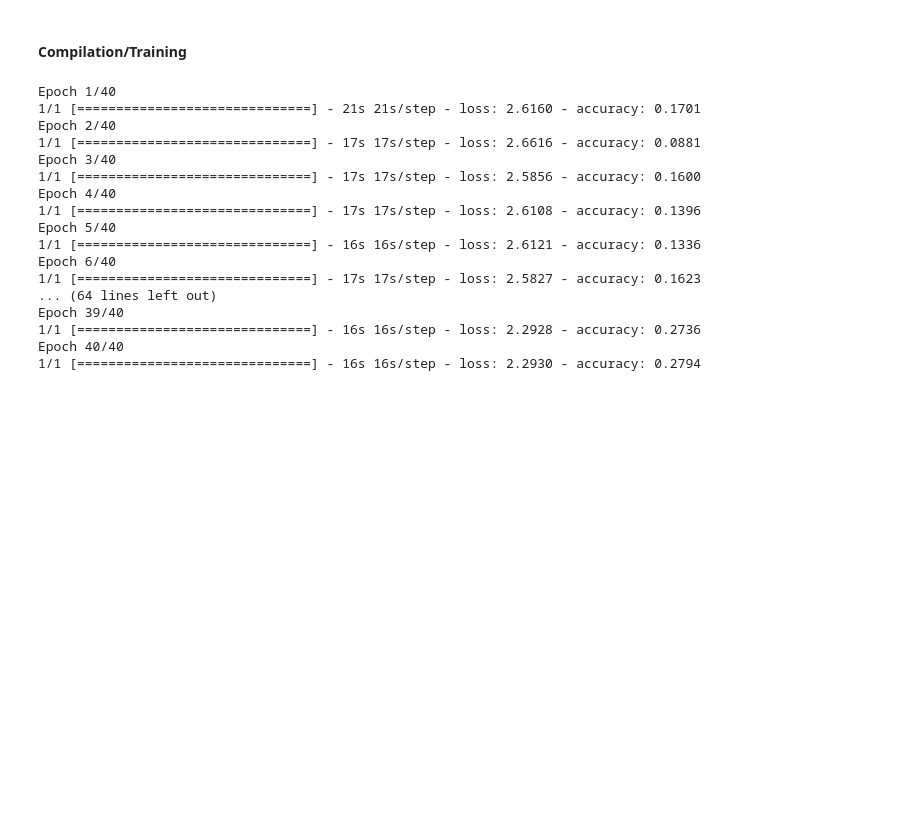
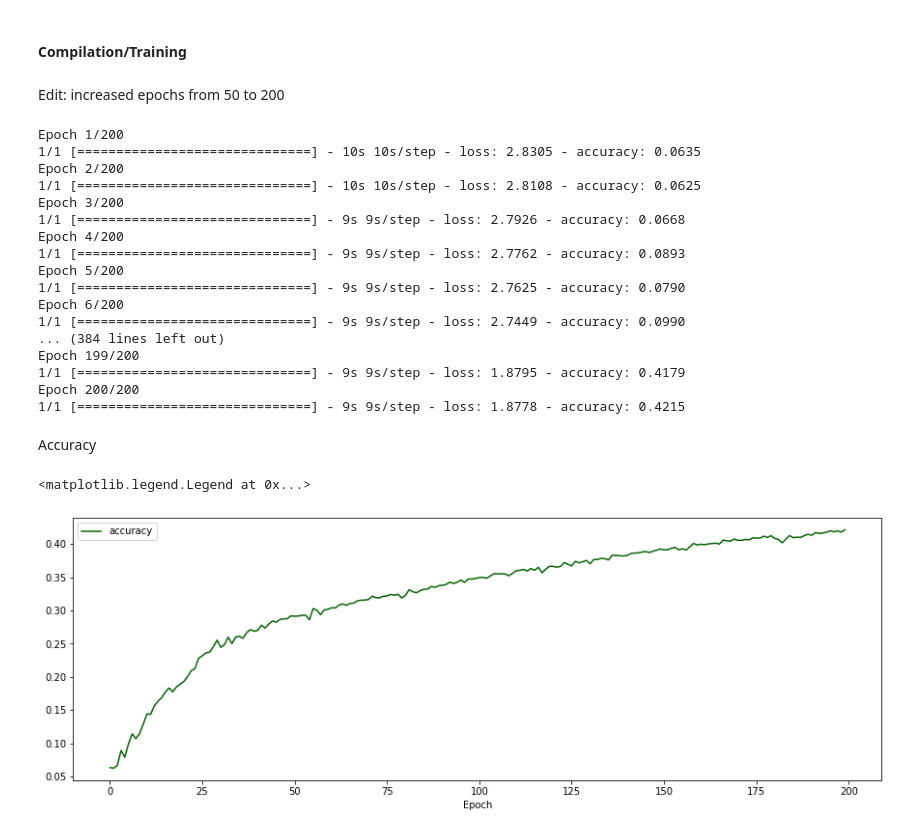
Before and after one commit to nasr98/DOC-CNN, a Jupyter notebook: CNN_DOC.ipynb, the cells around one changed output. Drawn from its saved outputs; the diff is of its cells as text; code cells hidden in the pictures; blank space fills up the shorter version.

Commit message:
Second Iteration on hold due to resources, first iteration edited to include dropout and increase in Epochs

```diff
--- a/CNN_DOC.ipynb
+++ b/CNN_DOC.ipynb
@@ -60,7 +59,7 @@ cv.imread('the-rvlcdip-dataset-test/test/advertisement/00001014.tif').shape
 # %%
 data_dir = 'the-rvlcdip-dataset-test/test'
 
-def create_dataset(path):
+def create_dataset(path,h,w):
   dir_list = [x for x in os.listdir(path)]
   dir_enum = {x:dir_list.index(x)+1 for x in dir_list}
   print(dir_enum)
@@ -70,9 +69,8 @@ def create_dataset(path):
     try:
       print(x)
       spec_path = path+'/'+x
-
       #Setting image size to 32,32, color to grey and normalize pixels
-      img = [tf.image.resize(cv.imread(spec_path + '/' +y), tf.constant([32, 32]))/255.0 for y in os.listdir(spec_path) if np.shape(cv.imread(spec_path + '/' +y)) != ()]
+      img = [tf.image.resize(cv.imread(spec_path + '/' +y), tf.constant([h, w]))/255.0 for y in os.listdir(spec_path) if np.shape(cv.imread(spec_path + '/' +y)) != ()]
       labels = [dir_enum[x] for y in img]
       #extend master list with images and labels
       master.extend(img)
@@ -90,5 +88,5 @@ def create_dataset(path):
 if os.path.exists("./rvlcdip.pkl"):
   df = pd.read_pickle("./rvlcdip.pkl")
 else:
-  df,dir_enum = create_dataset(data_dir)
+  df,dir_enum = create_dataset(data_dir,32,32)
   df.to_pickle("./rvlcdip.pkl")
@@ -158,8 +140,10 @@ model.add(tf.keras.layers.Conv2D(32, (3, 3), activation='relu', input_shape=(32,
 
 #hidden layer#
 model.add(tf.keras.layers.MaxPooling2D((2, 2)))
+model.add(tf.keras.layers.Dropout(0.2))
 model.add(tf.keras.layers.Conv2D(64, (3, 3), activation='relu'))
 model.add(tf.keras.layers.MaxPooling2D((2, 2)))
+model.add(tf.keras.layers.Dropout(0.2))
 #############
 
 model.add(tf.keras.layers.Conv2D(64, (3, 3), activation='relu')) # output layer
@@ -236,25 +211,38 @@ testset = ds.shard(2, 1)
 model.compile(optimizer='adam',
               loss=tf.keras.losses.SparseCategoricalCrossentropy(from_logits=True),
               metrics=['accuracy'],run_eagerly=True,)
+# %% [markdown]
+Edit: increased epochs from 50 to 200
 # %%
 tf.config.run_functions_eagerly(True)
 # train_Y, train_X = tuple(zip(*train))
-history = model.fit(trainset,epochs=40,validation_data=testset)
+history = model.fit(trainset,epochs=200,validation_data=testset)
 # %% [output]
-Epoch 1/40
-1/1 [==============================] - 21s 21s/step - loss: 2.6160 - accuracy: 0.1701
-Epoch 2/40
-1/1 [==============================] - 17s 17s/step - loss: 2.6616 - accuracy: 0.0881
-Epoch 3/40
-1/1 [==============================] - 17s 17s/step - loss: 2.5856 - accuracy: 0.1600
-Epoch 4/40
-1/1 [==============================] - 17s 17s/step - loss: 2.6108 - accuracy: 0.1396
-Epoch 5/40
-1/1 [==============================] - 16s 16s/step - loss: 2.6121 - accuracy: 0.1336
-Epoch 6/40
-1/1 [==============================] - 17s 17s/step - loss: 2.5827 - accuracy: 0.1623
-... (64 lines left out)
-Epoch 39/40
-1/1 [==============================] - 16s 16s/step - loss: 2.2928 - accuracy: 0.2736
-Epoch 40/40
-1/1 [==============================] - 16s 16s/step - loss: 2.2930 - accuracy: 0.2794
+Epoch 1/200
+1/1 [==============================] - 10s 10s/step - loss: 2.8305 - accuracy: 0.0635
+Epoch 2/200
+1/1 [==============================] - 10s 10s/step - loss: 2.8108 - accuracy: 0.0625
+Epoch 3/200
+1/1 [==============================] - 9s 9s/step - loss: 2.7926 - accuracy: 0.0668
+Epoch 4/200
+1/1 [==============================] - 9s 9s/step - loss: 2.7762 - accuracy: 0.0893
+Epoch 5/200
+1/1 [==============================] - 9s 9s/step - loss: 2.7625 - accuracy: 0.0790
+Epoch 6/200
+1/1 [==============================] - 9s 9s/step - loss: 2.7449 - accuracy: 0.0990
+... (384 lines left out)
+Epoch 199/200
+1/1 [==============================] - 9s 9s/step - loss: 1.8795 - accuracy: 0.4179
+Epoch 200/200
+1/1 [==============================] - 9s 9s/step - loss: 1.8778 - accuracy: 0.4215
+# %% [markdown]
+Accuracy
+# %%
+import matplotlib.pyplot as plt
+plt.figure(figsize = (15, 5))
+plt.plot(history.history['accuracy'], "darkgreen", label= "accuracy")
+plt.xlabel('Epoch')
+plt.legend()
+# %% [output]
+<matplotlib.legend.Legend at 0x...>
+[figure, added]
```
Also changed, not shown: parts of 41 cells of this notebook.
